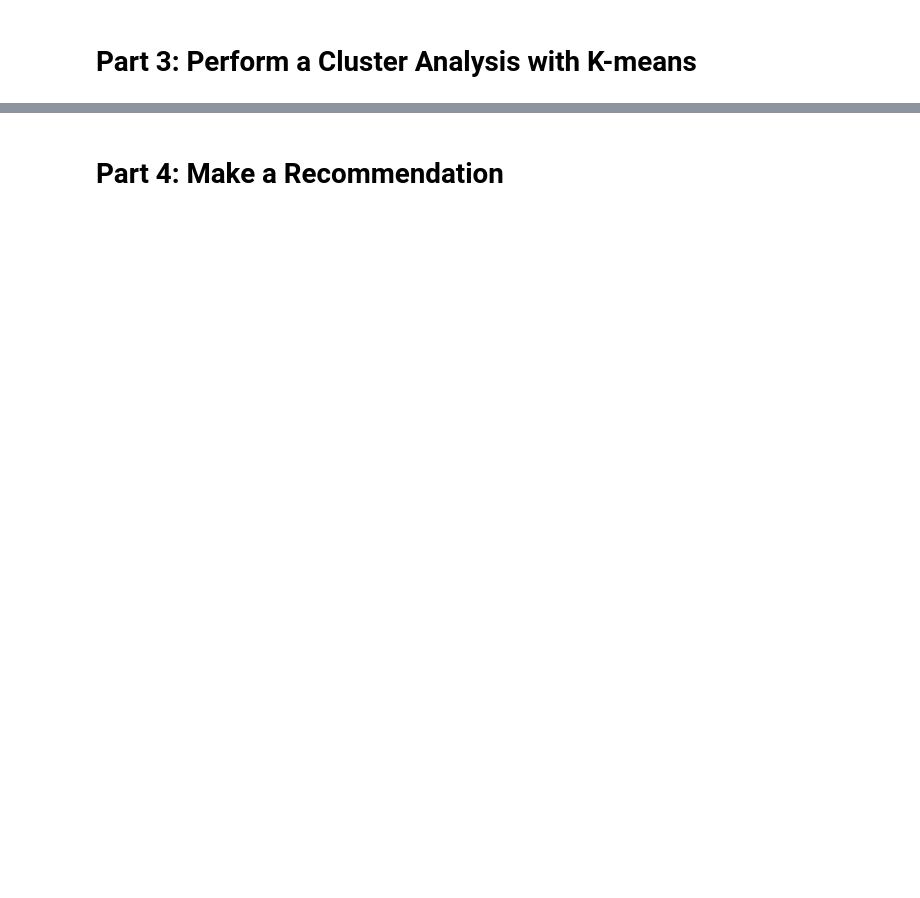
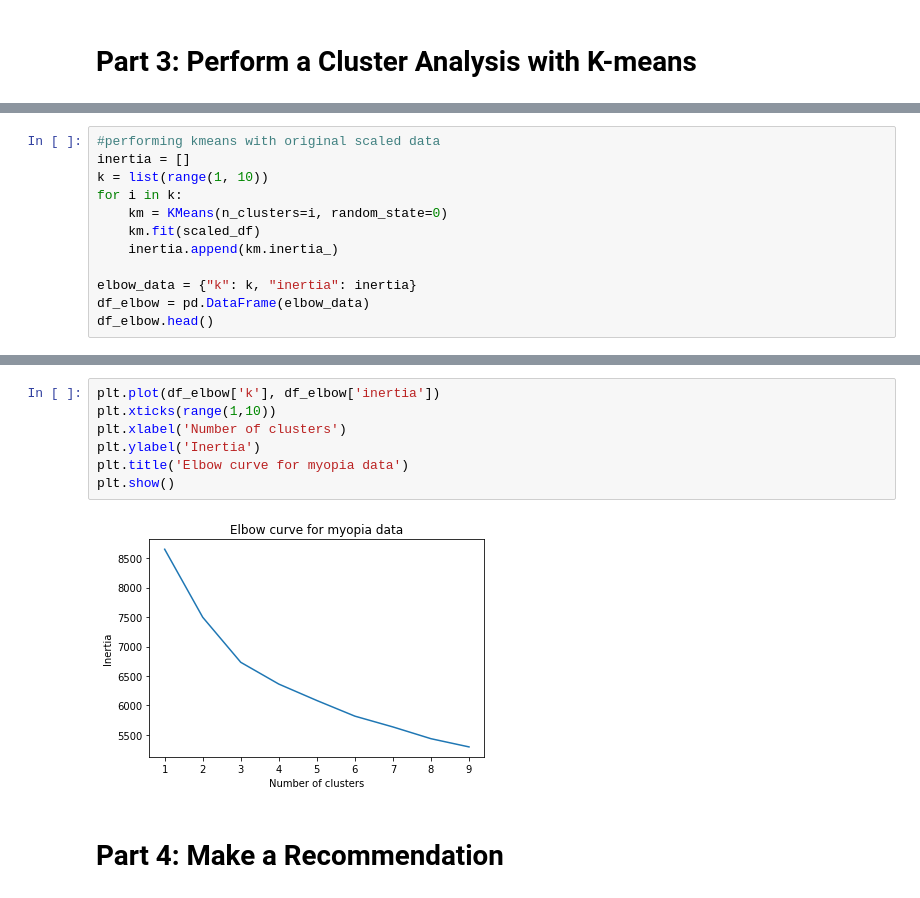
Before and after one commit to aaalicejohnson/unsupervised-machine-learning-challenge, a Jupyter notebook: machine learning model.ipynb, the cells around one changed output, grey strips where cells are left out. Drawn from its saved outputs; the diff is of its cells as text; blank space fills up the shorter version.

```diff
--- a/machine learning model.ipynb
+++ b/machine learning model.ipynb
@@ -117,0 +187,12 @@ There are potentially 5 clusters shown by plotting the data after t-SNE, but the
+# %%
+#performing kmeans with original scaled data
+inertia = []
+k = list(range(1, 10))
+for i in k:
+    km = KMeans(n_clusters=i, random_state=0)
+    km.fit(scaled_df)
+    inertia.append(km.inertia_)
+
+elbow_data = {"k": k, "inertia": inertia}
+df_elbow = pd.DataFrame(elbow_data)
+df_elbow.head()
@@ -118,2 +206,11 @@ There are potentially 5 clusters shown by plotting the data after t-SNE, but the
+# %%
+plt.plot(df_elbow['k'], df_elbow['inertia'])
+plt.xticks(range(1,10))
+plt.xlabel('Number of clusters')
+plt.ylabel('Inertia')
+plt.title('Elbow curve for myopia data')
+plt.show()
+# %% [output]
+[figure, added]
 # %% [markdown]
 # Part 4: Make a Recommendation
```
Also changed, not shown: parts of 11 cells of this notebook, 1 other file.
